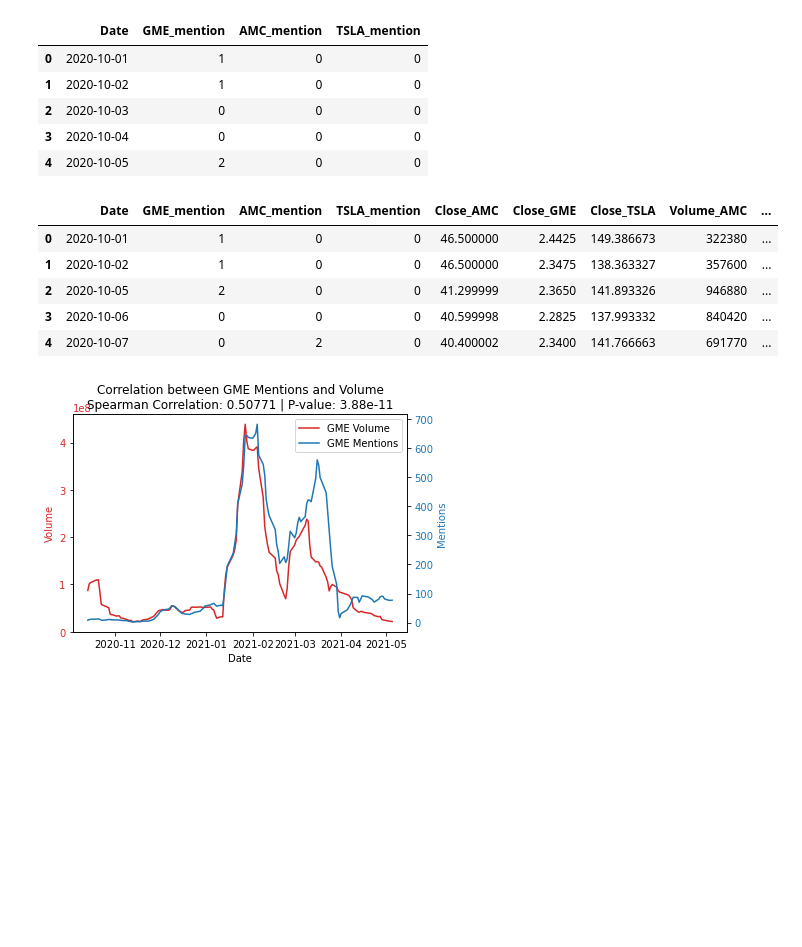
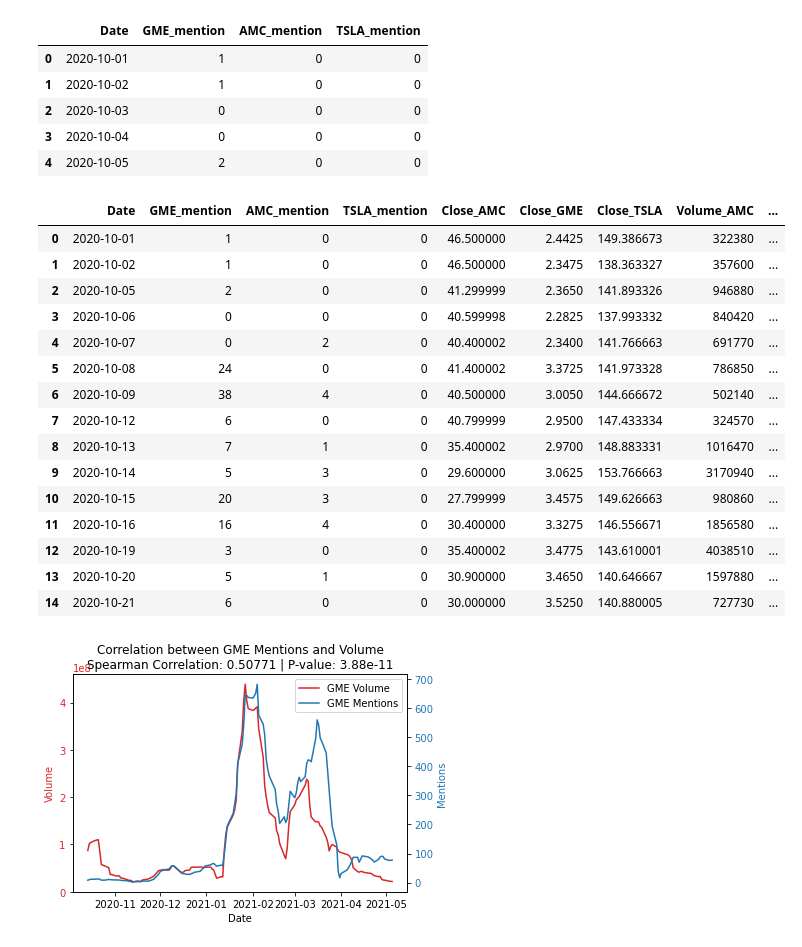
Before and after one commit to VUDataSci/data-presentation-Margo-Kim, a Jupyter notebook: EDA.ipynb, the cells around one changed output. Cells and saved outputs as stored; diff of their text form; code cells hidden in the pictures; blank space fills up the shorter version.

```diff
--- a/EDA.ipynb
+++ b/EDA.ipynb
@@ -348,20 +348,30 @@ display(daily_mentions.head())
 # %%
 daily_mentions['Date'] = pd.to_datetime(daily_mentions['Date'])
 combined_data_reset = combined_data.reset_index()
 combined_data_reset['Date'] = pd.to_datetime(combined_data_reset['Date'])
 
 # Merge the two DataFrames on the 'Date' column
 stock_reddit = pd.merge(daily_mentions, combined_data_reset, how='inner', on='Date')
 
 # Display the first few rows of the merged DataFrame
-display(stock_reddit.head())
+display(stock_reddit.head(15))
 # %% [output]
 |  | Date | GME_mention | AMC_mention | TSLA_mention | Close_AMC | Close_GME | Close_TSLA | Volume_AMC | ... |
 | 0 | 2020-10-01 | 1 | 0 | 0 | 46.500000 | 2.4425 | 149.386673 | 322380 | ... |
 | 1 | 2020-10-02 | 1 | 0 | 0 | 46.500000 | 2.3475 | 138.363327 | 357600 | ... |
 | 2 | 2020-10-05 | 2 | 0 | 0 | 41.299999 | 2.3650 | 141.893326 | 946880 | ... |
 | 3 | 2020-10-06 | 0 | 0 | 0 | 40.599998 | 2.2825 | 137.993332 | 840420 | ... |
 | 4 | 2020-10-07 | 0 | 2 | 0 | 40.400002 | 2.3400 | 141.766663 | 691770 | ... |
+| 5 | 2020-10-08 | 24 | 0 | 0 | 41.400002 | 3.3725 | 141.973328 | 786850 | ... |
+| 6 | 2020-10-09 | 38 | 4 | 0 | 40.500000 | 3.0050 | 144.666672 | 502140 | ... |
+| 7 | 2020-10-12 | 6 | 0 | 0 | 40.799999 | 2.9500 | 147.433334 | 324570 | ... |
+| 8 | 2020-10-13 | 7 | 1 | 0 | 35.400002 | 2.9700 | 148.883331 | 1016470 | ... |
+| 9 | 2020-10-14 | 5 | 3 | 0 | 29.600000 | 3.0625 | 153.766663 | 3170940 | ... |
+| 10 | 2020-10-15 | 20 | 3 | 0 | 27.799999 | 3.4575 | 149.626663 | 980860 | ... |
+| 11 | 2020-10-16 | 16 | 4 | 0 | 30.400000 | 3.3275 | 146.556671 | 1856580 | ... |
+| 12 | 2020-10-19 | 3 | 0 | 0 | 35.400002 | 3.4775 | 143.610001 | 4038510 | ... |
+| 13 | 2020-10-20 | 5 | 1 | 0 | 30.900000 | 3.4650 | 140.646667 | 1597880 | ... |
+| 14 | 2020-10-21 | 6 | 0 | 0 | 30.000000 | 3.5250 | 140.880005 | 727730 | ... |
 # %%
 import pandas as pd
 import matplotlib.pyplot as plt
```
Also changed, not shown: 1 other file.
